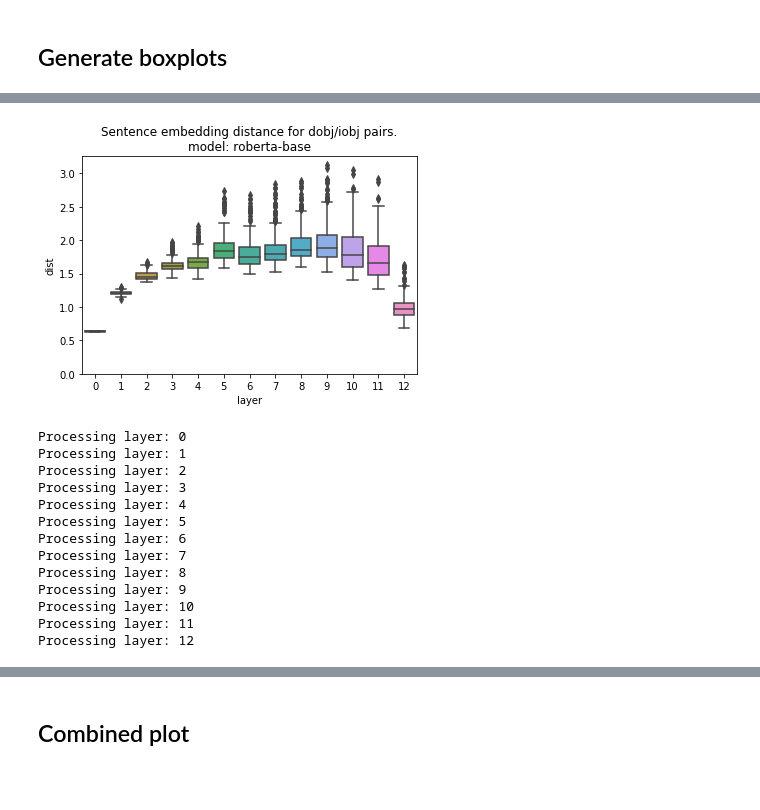
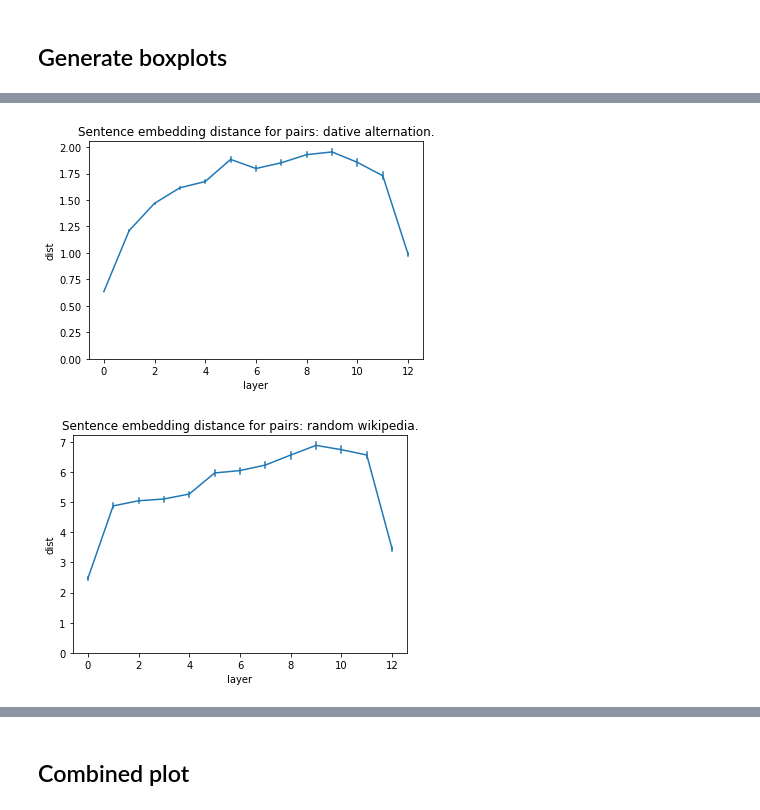
Before and after one commit to SPOClab-ca/layerwise-anomaly, a Jupyter notebook: notebooks_bai/LayerwiseSensitivity.ipynb, the cells around one changed output, grey strips where cells are left out. Cells and saved outputs as stored; diff of their text form; code cells hidden in the pictures; blank space fills up the shorter version.

```diff
--- a/notebooks_bai/LayerwiseSensitivity.ipynb
+++ b/notebooks_bai/LayerwiseSensitivity.ipynb
@@ -42,5 +38,3 @@ len(data)
 enc = src.sent_encoder.SentEncoder()
 # %% [markdown]
 ## Generate boxplots
-# %%
-distances = enc.get_layer_distance_df(data)
@@ -61,25 +41,16 @@ Processing layer: 12
 # %%
-model_name = 'roberta-base'
-sns.boxplot(x='layer', y='dist', data=distances)
-plt.title(f"Sentence embedding distance for dobj/iobj pairs.\nmodel: {model_name}")
-plt.ylim(0)
-plt.show()
+def plot_distances(sents, task_name):
+  distances = enc.get_layer_distance_df(sents)
+  sns.lineplot(x='layer', y='dist', data=distances, err_style='bars', ci=95)
+  plt.title(f"Sentence embedding distance for pairs: {task_name}.")
+  plt.ylim(0)
+  plt.show()
-# %% [output]
-[figure, removed]
+# %%
+plot_distances(data, 'dative alternation')
+# %% [output]
+[figure, added]
 # %%
 wiki_sents = sentgen.get_wikipedia()
-wiki_distances = enc.get_layer_distance_df(wiki_sents)
+plot_distances(wiki_sents, 'random wikipedia')
 # %% [output]
-Processing layer: 0
-Processing layer: 1
-Processing layer: 2
-Processing layer: 3
-Processing layer: 4
-Processing layer: 5
-Processing layer: 6
-Processing layer: 7
-Processing layer: 8
-Processing layer: 9
-Processing layer: 10
-Processing layer: 11
-Processing layer: 12
+[figure, added]
```
Also changed, not shown: parts of 10 cells of this notebook, 3 other files.
